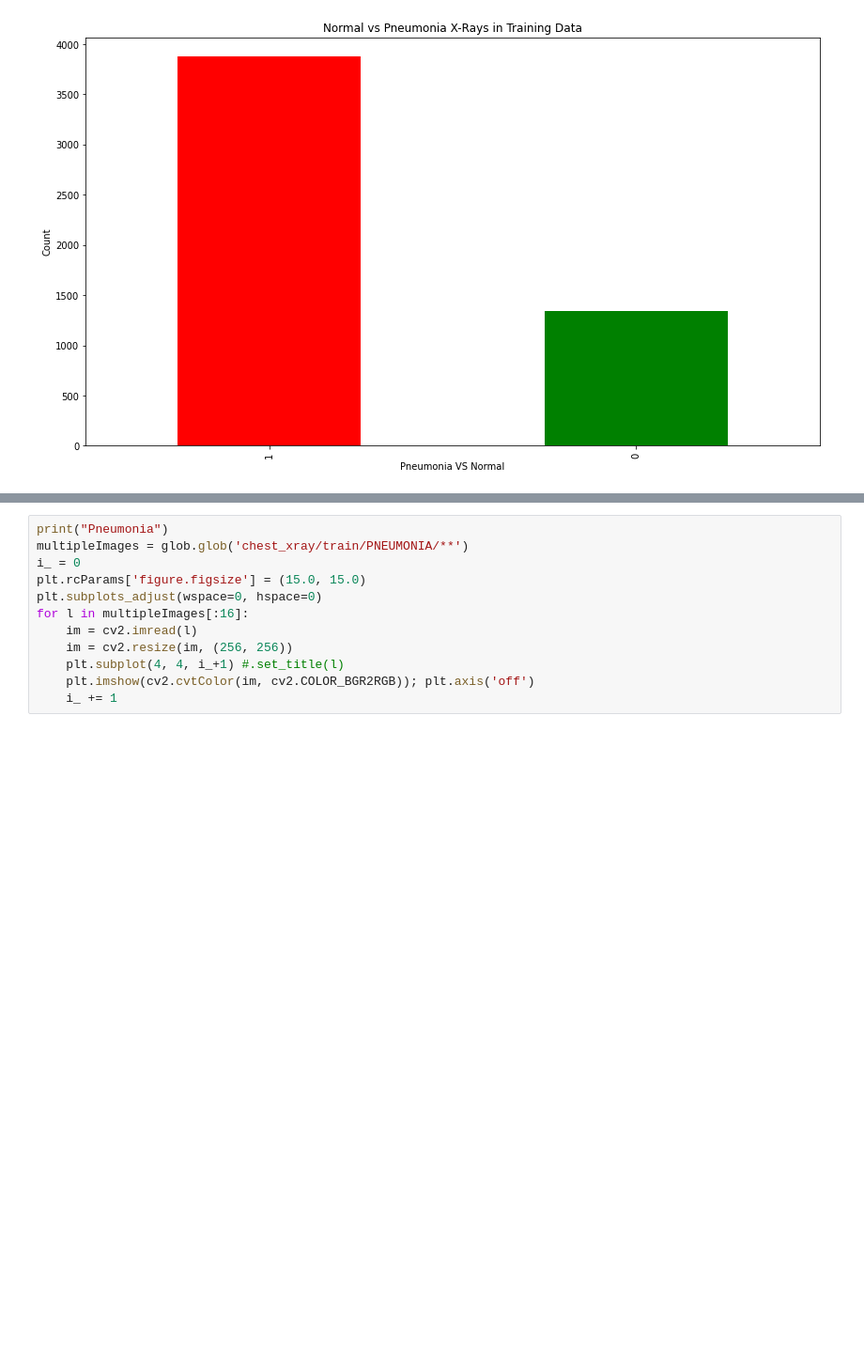
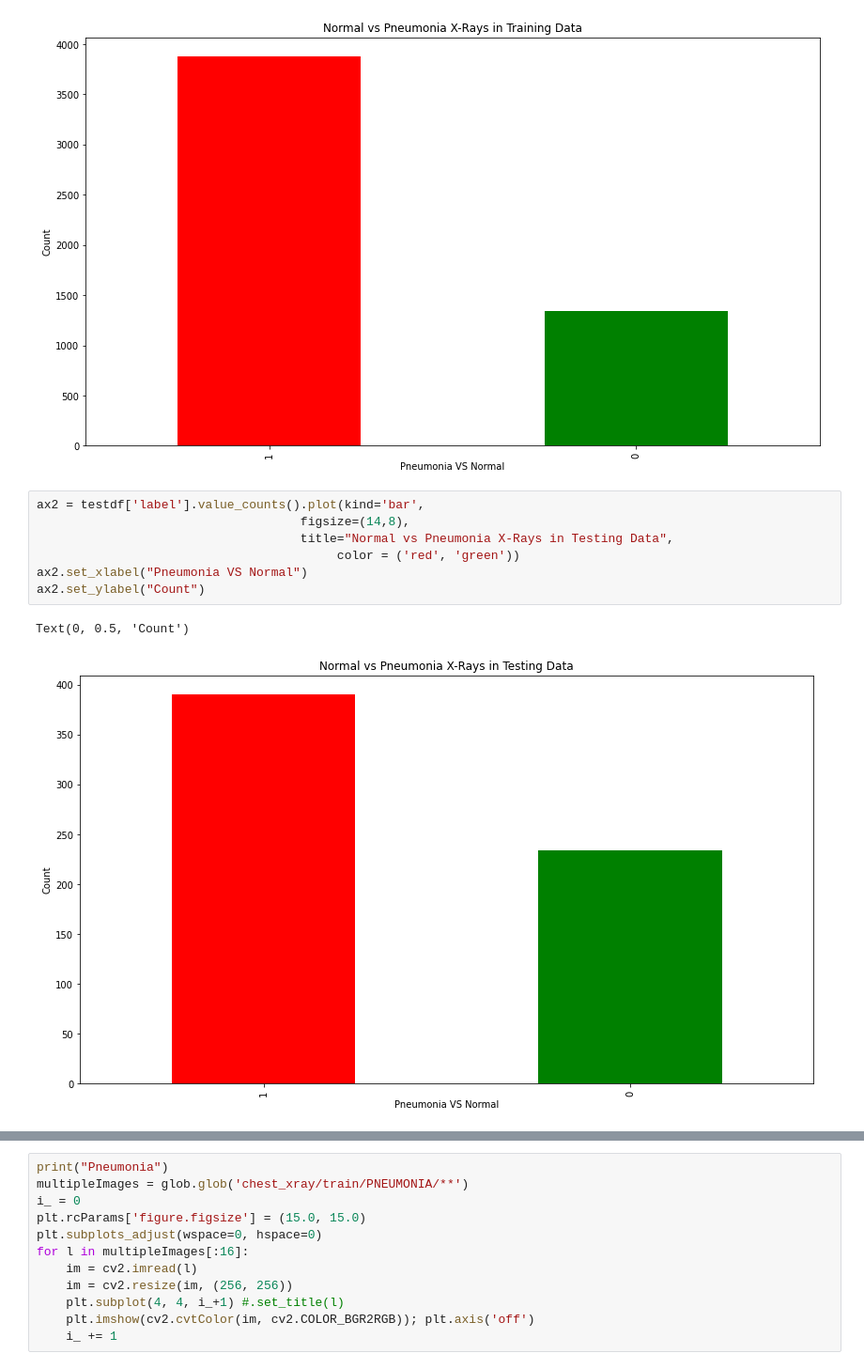
Before and after one commit to marmistead91/X-ray-Classification, a Jupyter notebook: Working Notebook.ipynb, the cells around one changed output, grey strips where cells are left out. Shown at 94% size. Drawn from its saved outputs; the diff is of its cells as text; blank space fills up the shorter version.

```diff
--- a/Working Notebook.ipynb
+++ b/Working Notebook.ipynb
@@ -152,3 +155,13 @@ ax.set_ylabel("Count")
 # %% [output]
 Text(0, 0.5, 'Count')
 [figure]
+# %%
+ax2 = testdf['label'].value_counts().plot(kind='bar',
+                                    figsize=(14,8),
+                                    title="Normal vs Pneumonia X-Rays in Testing Data",
+                                         color = ('red', 'green'))
+ax2.set_xlabel("Pneumonia VS Normal")
+ax2.set_ylabel("Count")
+# %% [output]
+Text(0, 0.5, 'Count')
+[figure, added]
```
Also changed, not shown: parts of 26 cells of this notebook, 3 other files.
